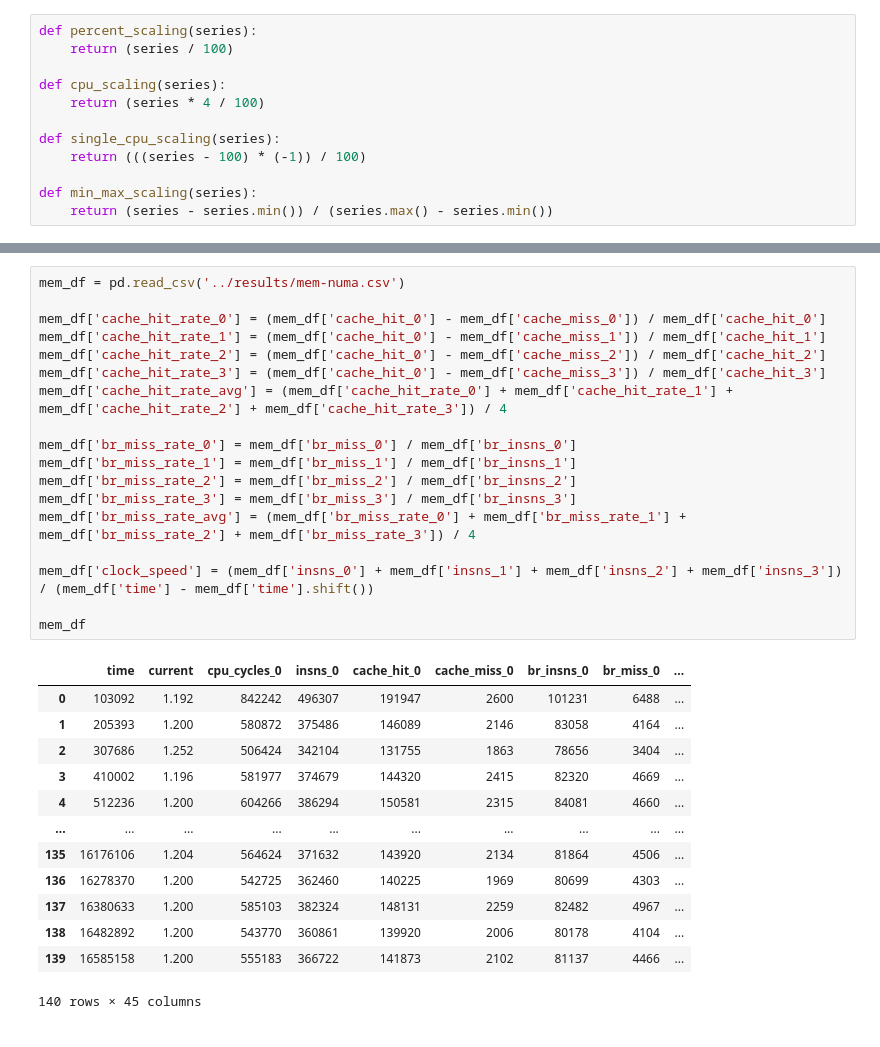
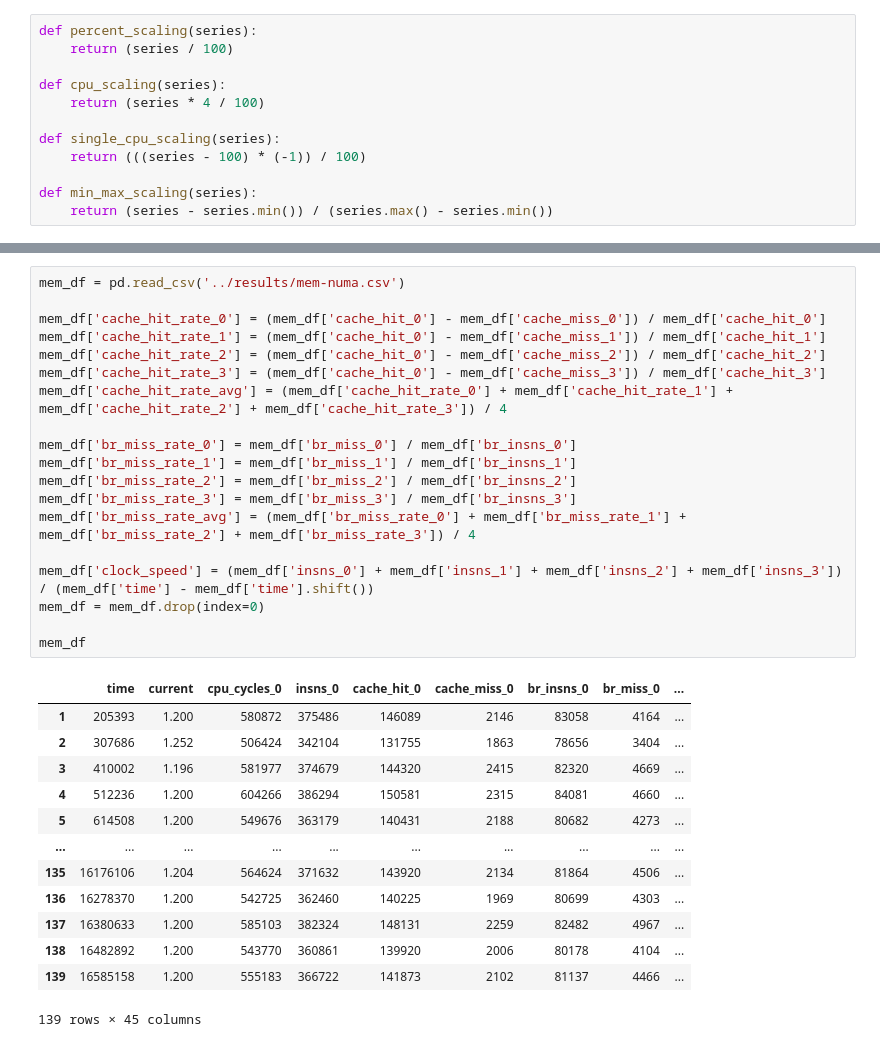
Before and after one commit to radshield/raspi-sel, a Jupyter notebook: analysis/perf_numa.ipynb, the cells around one changed output, grey strips where cells are left out. Saved outputs shown, nothing was run; the diff lists cells and outputs as text.

```diff
--- a/analysis/perf_numa.ipynb
+++ b/analysis/perf_numa.ipynb
@@ -78,35 +94,36 @@ cpu_df.plot(x='time', y=['current', 'clock_speed_norm', 'freq_1_norm'])
 # %%
 mem_df = pd.read_csv('../results/mem-numa.csv')
 
 mem_df['cache_hit_rate_0'] = (mem_df['cache_hit_0'] - mem_df['cache_miss_0']) / mem_df['cache_hit_0']
 mem_df['cache_hit_rate_1'] = (mem_df['cache_hit_0'] - mem_df['cache_miss_1']) / mem_df['cache_hit_1']
 mem_df['cache_hit_rate_2'] = (mem_df['cache_hit_0'] - mem_df['cache_miss_2']) / mem_df['cache_hit_2']
 mem_df['cache_hit_rate_3'] = (mem_df['cache_hit_0'] - mem_df['cache_miss_3']) / mem_df['cache_hit_3']
 mem_df['cache_hit_rate_avg'] = (mem_df['cache_hit_rate_0'] + mem_df['cache_hit_rate_1'] + mem_df['cache_hit_rate_2'] + mem_df['cache_hit_rate_3']) / 4
 
 mem_df['br_miss_rate_0'] = mem_df['br_miss_0'] / mem_df['br_insns_0']
 mem_df['br_miss_rate_1'] = mem_df['br_miss_1'] / mem_df['br_insns_1']
 mem_df['br_miss_rate_2'] = mem_df['br_miss_2'] / mem_df['br_insns_2']
 mem_df['br_miss_rate_3'] = mem_df['br_miss_3'] / mem_df['br_insns_3']
 mem_df['br_miss_rate_avg'] = (mem_df['br_miss_rate_0'] + mem_df['br_miss_rate_1'] + mem_df['br_miss_rate_2'] + mem_df['br_miss_rate_3']) / 4
 
 mem_df['clock_speed'] = (mem_df['insns_0'] + mem_df['insns_1'] + mem_df['insns_2'] + mem_df['insns_3']) / (mem_df['time'] - mem_df['time'].shift())
+mem_df = mem_df.drop(index=0)
 
 mem_df
 # %% [output]
 |  | time | current | cpu_cycles_0 | insns_0 | cache_hit_0 | cache_miss_0 | br_insns_0 | br_miss_0 | ... |
-| 0 | 103092 | 1.192 | 842242 | 496307 | 191947 | 2600 | 101231 | 6488 | ... |
 | 1 | 205393 | 1.200 | 580872 | 375486 | 146089 | 2146 | 83058 | 4164 | ... |
 | 2 | 307686 | 1.252 | 506424 | 342104 | 131755 | 1863 | 78656 | 3404 | ... |
 | 3 | 410002 | 1.196 | 581977 | 374679 | 144320 | 2415 | 82320 | 4669 | ... |
 | 4 | 512236 | 1.200 | 604266 | 386294 | 150581 | 2315 | 84081 | 4660 | ... |
+| 5 | 614508 | 1.200 | 549676 | 363179 | 140431 | 2188 | 80682 | 4273 | ... |
 | ... | ... | ... | ... | ... | ... | ... | ... | ... | ... |
 | 135 | 16176106 | 1.204 | 564624 | 371632 | 143920 | 2134 | 81864 | 4506 | ... |
 | 136 | 16278370 | 1.200 | 542725 | 362460 | 140225 | 1969 | 80699 | 4303 | ... |
 | 137 | 16380633 | 1.200 | 585103 | 382324 | 148131 | 2259 | 82482 | 4967 | ... |
 | 138 | 16482892 | 1.200 | 543770 | 360861 | 139920 | 2006 | 80178 | 4104 | ... |
 | 139 | 16585158 | 1.200 | 555183 | 366722 | 141873 | 2102 | 81137 | 4466 | ... |
-140 rows × 45 columns
+139 rows × 45 columns
 # %%
 mem_df.drop('time', axis=1).corr()['current']
 # %% [output]
```
Also changed, not shown: parts of 9 cells of this notebook, 2 other files.
